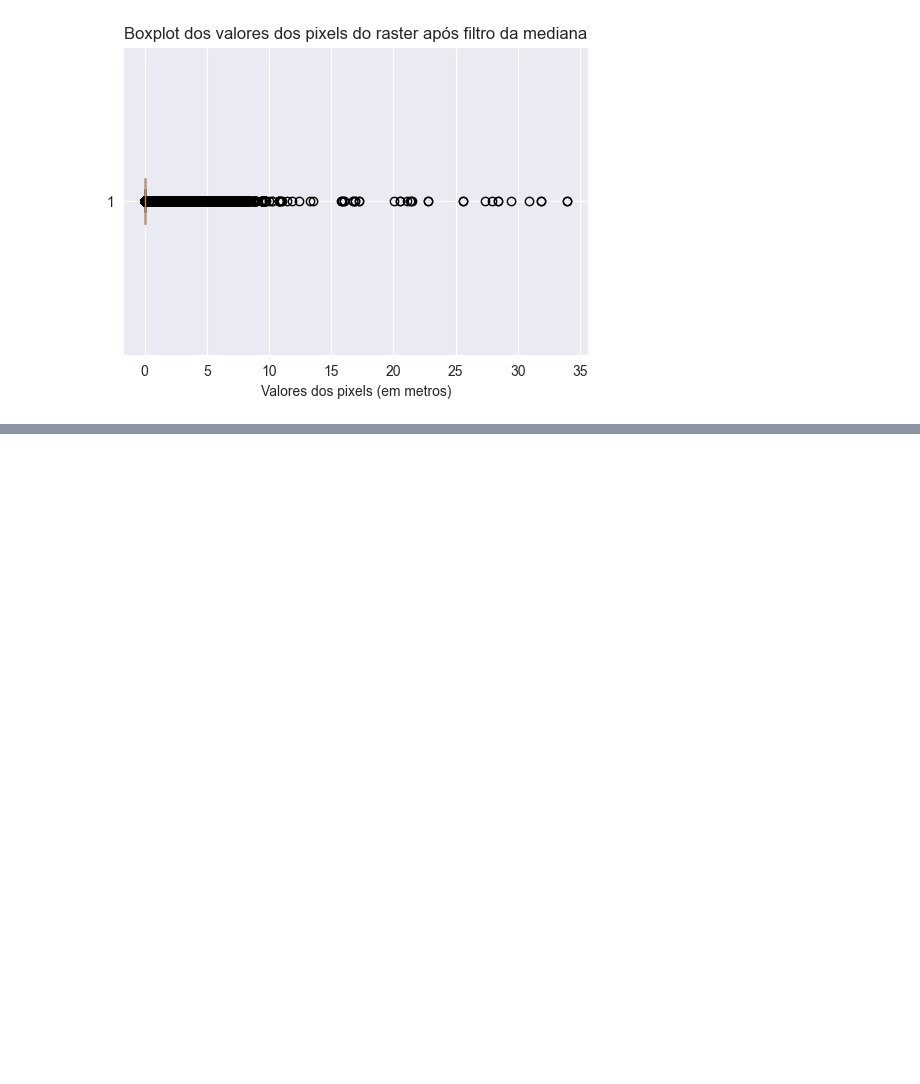
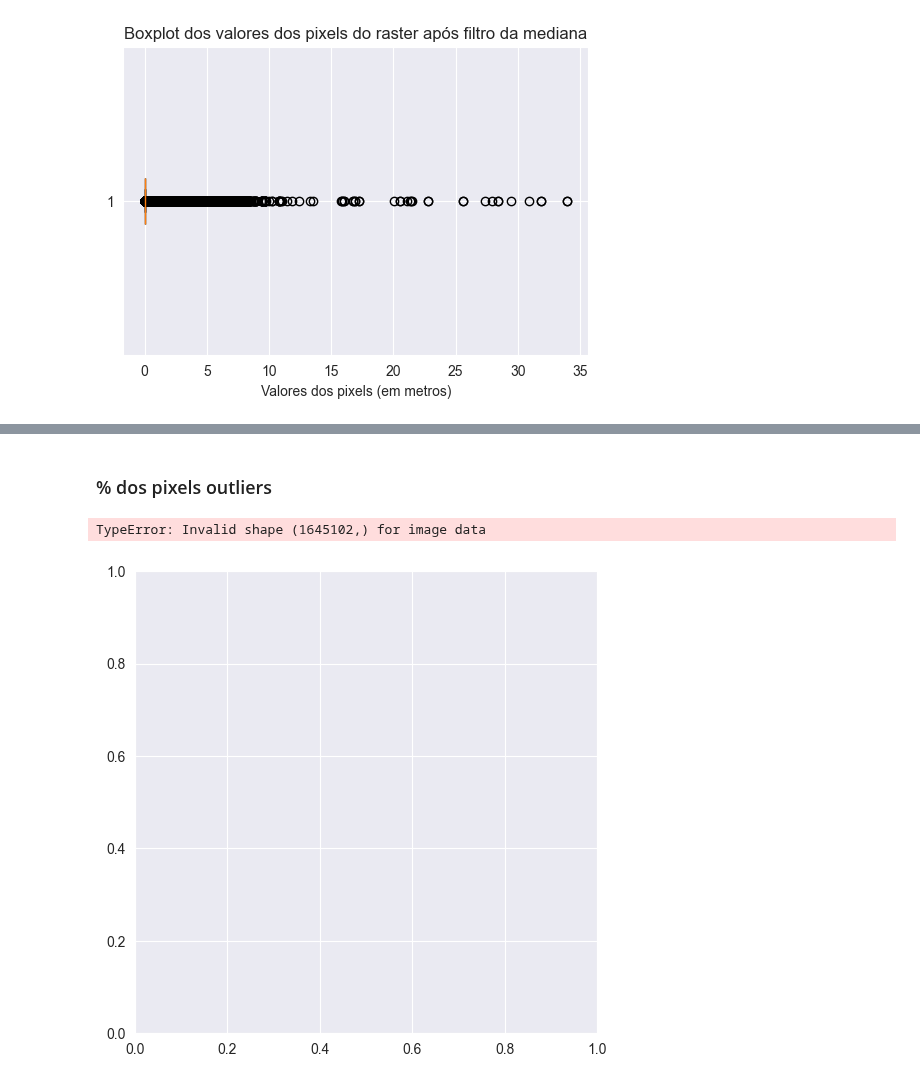
Before and after one commit to marcelof314/SP_urban_flooding, a Jupyter notebook: 05 Raster preparation.ipynb, the cells around one changed output, grey strips where cells are left out. Cells and saved outputs as stored; diff of their text form; code cells hidden in the pictures; blank space fills up the shorter version.

```diff
--- a/05 Raster preparation.ipynb
+++ b/05 Raster preparation.ipynb
@@ -9 +9,12 @@ arquivo_raster = '/Users/marcelofernandes/My Drive/Arquivos/h_max_1.34953e+08_pa
+# %%
+arquivo_raster = '/Users/marcelofernandes/My Drive/Arquivos/h_max_1.34953e+08_pacote100_090924.tif'
+# Definindo o limite de altura
+limite_minimo = 0 # em metros
+limite_maximo = 35 # em metros
+
+# Número de intervalos (bins) do histograma
+numero_bins = 100
+
+# Definir o limite de altura em metros (35 cm = 0.35 m)
+limite_altura = 0.35
 # %%
@@ -306,0 +300,2 @@ print(tabela_histograma)
+# %% [markdown]
+### % dos pixels outliers
@@ -306,0 +308,39 @@ print(tabela_histograma)
+# %%
+# 1. Carregar o raster de alagamento
+with rasterio.open('raster_alagamento.tif') as raster:
+    alagamento = raster.read(1)  # Lê a primeira banda do raster
+    raster_profile = raster.profile  # Pega os metadados do raster
+    raster_transform = raster.transform  # Transforma para coordenadas geográficas
+    no_data_value = raster.nodata  # Pega o valor NoData se houver
+
+# 2. Carregar o shapefile das bacias hidrográficas
+bacias_hidro = gpd.read_file('bacias_hidrograficas.shp')
+
+# 3. Mascara os pixels que estão sobre rios (dentro das geometrias do shapefile)
+# Criar uma máscara a partir do shapefile das bacias hidrográficas
+bacias_hidro_geom = [mapping(geom) for geom in bacias_hidro.geometry]
+
+# Mascarar o raster de alagamento para encontrar pixels dentro dos rios
+with rasterio.open('raster_alagamento.tif') as src:
+    alagamento_mascarado, _ = mask(src, bacias_hidro_geom, invert=False)  # Mantém os rios
+    alagamento_mascarado = alagamento_mascarado[0]  # Extraindo os dados do raster mascarado
+
+# 4. Filtrar pixels de alagamento que excedem 35 cm de altura
+alagamento_maior_35cm = np.where(alagamento > limite_altura, alagamento, np.nan)  # Pixels alagados > 35 cm
+
+# 5. Identificar pixels fora dos rios (terrenos) comparando com a máscara de rios
+# Mascara apenas os pixels de terreno (fora dos rios) que excedem a altura de 35 cm
+terreno_mascarado = np.where(alagamento_maior_35cm != no_data_value, alagamento_maior_35cm, np.nan)  # Pixels válidos
+terrenos_nao_rio = np.where(alagamento_mascarado == 0, terreno_mascarado, np.nan)  # Pixels que NÃO estão sobre rios
+
+# 6. Calcular o percentual de pixels de terreno não rio (ou seja, terrenos) que excedem a altura de 35 cm
+total_pixels_alagados = np.sum(np.isfinite(terreno_mascarado))  # Pixels alagados válidos (não NaN)
+pixels_terreno = np.sum(np.isfinite(terrenos_nao_rio))  # Pixels sobre terrenos, fora dos rios
+
+percentual_terreno = (pixels_terreno / total_pixels_alagados) * 100 if total_pixels_alagados > 0 else 0
+
+# Exibir o resultado
+print(f"Percentual de pixels alagados sobre terrenos (fora dos rios) com altura > 35 cm: {percentual_terreno:.2f}%")
+# %% [output]
+TypeError: Invalid shape (1645102,) for image data
+[figure, added]
```
Also changed, not shown: parts of 12 cells of this notebook.
